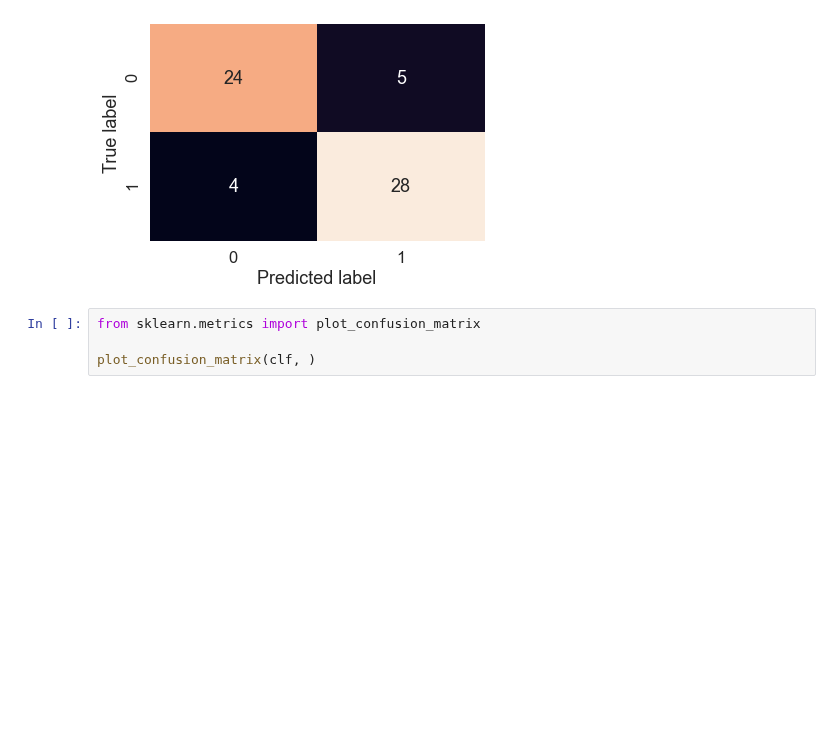
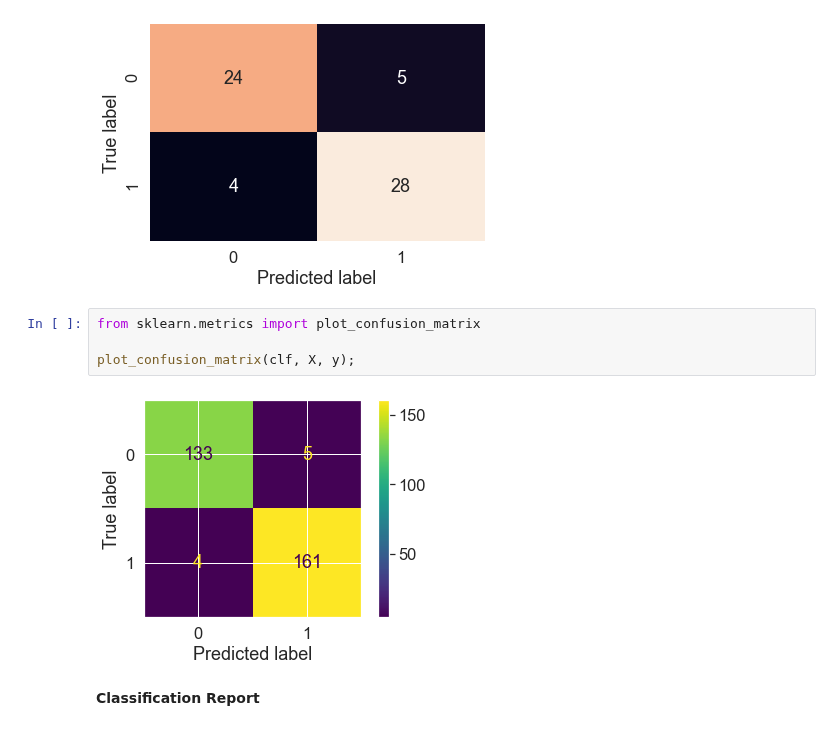
Before and after one commit to akshatz/dataScienceTutorial, a Jupyter notebook: introductionToScikitLearn.ipynb, the cells around one changed output. Cells and saved outputs as stored; diff of their text form; blank space fills up the shorter version.

Commit message:
Added model, Evaluating a classification model 6(classification report)

```diff
--- a/introductionToScikitLearn.ipynb
+++ b/introductionToScikitLearn.ipynb
@@ -1394,4 +1394,8 @@ plotConfMat(confMat)
 # %%
 from sklearn.metrics import plot_confusion_matrix
 
-plot_confusion_matrix(clf, )
+plot_confusion_matrix(clf, X, y);
+# %% [output]
+[figure, added]
+# %% [markdown]
+**Classification Report**
```
Also changed, not shown: parts of 2 cells of this notebook, 1 other file.
